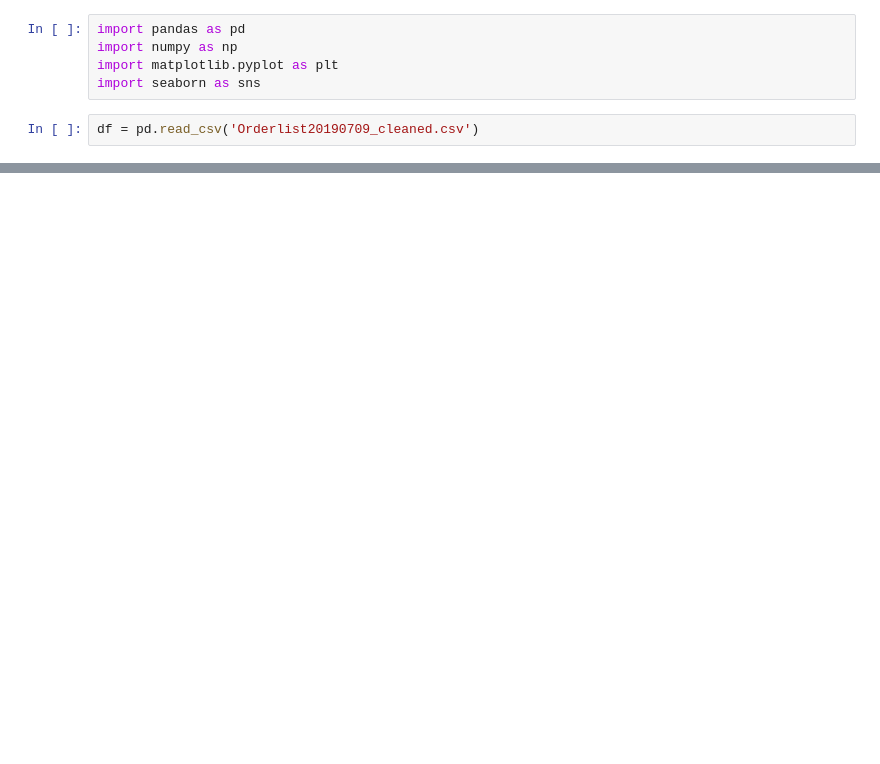
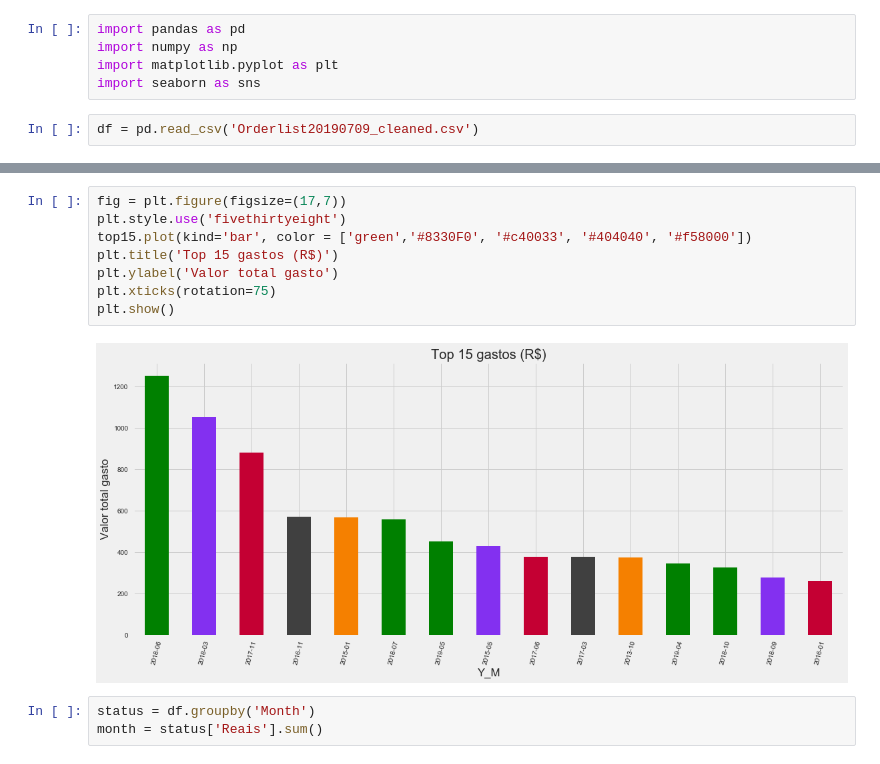
Before and after one commit to caiobellezi/Aliexpress, a Jupyter notebook: 02-Data_analysis.ipynb, the cells around one changed output, grey strips where cells are left out. Drawn from its saved outputs; the diff is of its cells as text; blank space fills up the shorter version.

```diff
--- a/02-Data_analysis.ipynb
+++ b/02-Data_analysis.ipynb
@@ -33,0 +110,13 @@ Name: Reais, dtype: float64
+# %%
+fig = plt.figure(figsize=(17,7))
+plt.style.use('fivethirtyeight')
+top15.plot(kind='bar', color = ['green','#8330F0', '#c40033', '#404040', '#f58000'])
+plt.title('Top 15 gastos (R$)')
+plt.ylabel('Valor total gasto')
+plt.xticks(rotation=75)
+plt.show()
+# %% [output]
+[figure, added]
+# %%
+status = df.groupby('Month')
+month = status['Reais'].sum()
```
Also changed, not shown: parts of 21 cells of this notebook.
